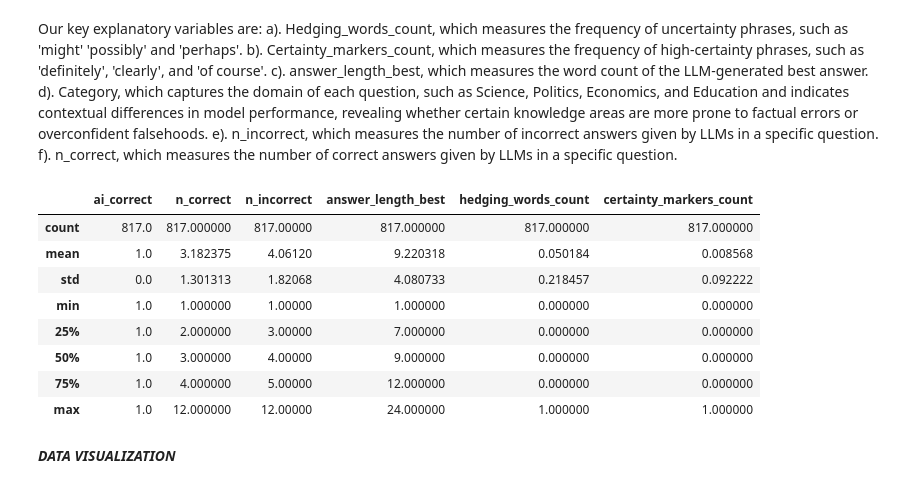
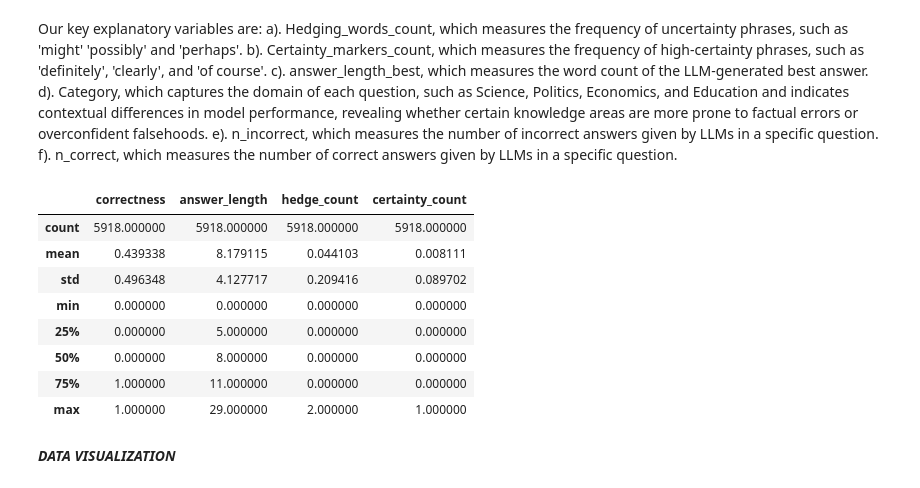
Before and after one commit to Feifei04Git/CMPU250-Project-Group5, a Jupyter notebook: preliminary_report/preliminary_analysis.ipynb, the cells around one changed output. Saved outputs shown, nothing was run; the diff lists cells and outputs as text; code cells hidden in the pictures.

```diff
--- a/preliminary_report/preliminary_analysis.ipynb
+++ b/preliminary_report/preliminary_analysis.ipynb
@@ -211,19 +211,21 @@ d). Category, which captures the domain of each question, such as Science, Polit
 e). n_incorrect, which measures the number of incorrect answers given by LLMs in a specific question.
 f). n_correct, which measures the number of correct answers given by LLMs in a specific question.
 # %%
-# Create a Table of
-# Summary Statistics of our Key Variables
-df1[['ai_correct', 'n_correct', 'n_incorrect', 'answer_length_best', 'hedging_words_count', 'certainty_markers_count']].describe()
+# Summary statistics of key variables (answer-level)
+answers_df[['correctness',
+            'answer_length',
+            'hedge_count',
+            'certainty_count']].describe()
 # %% [output]
-|  | ai_correct | n_correct | n_incorrect | answer_length_best | hedging_words_count | certainty_markers_count |
-| count | 817.0 | 817.000000 | 817.00000 | 817.000000 | 817.000000 | 817.000000 |
-| mean | 1.0 | 3.182375 | 4.06120 | 9.220318 | 0.050184 | 0.008568 |
-| std | 0.0 | 1.301313 | 1.82068 | 4.080733 | 0.218457 | 0.092222 |
-| min | 1.0 | 1.000000 | 1.00000 | 1.000000 | 0.000000 | 0.000000 |
-| 25% | 1.0 | 2.000000 | 3.00000 | 7.000000 | 0.000000 | 0.000000 |
-| 50% | 1.0 | 3.000000 | 4.00000 | 9.000000 | 0.000000 | 0.000000 |
-| 75% | 1.0 | 4.000000 | 5.00000 | 12.000000 | 0.000000 | 0.000000 |
-| max | 1.0 | 12.000000 | 12.00000 | 24.000000 | 1.000000 | 1.000000 |
+|  | correctness | answer_length | hedge_count | certainty_count |
+| count | 5918.000000 | 5918.000000 | 5918.000000 | 5918.000000 |
+| mean | 0.439338 | 8.179115 | 0.044103 | 0.008111 |
+| std | 0.496348 | 4.127717 | 0.209416 | 0.089702 |
+| min | 0.000000 | 0.000000 | 0.000000 | 0.000000 |
+| 25% | 0.000000 | 5.000000 | 0.000000 | 0.000000 |
+| 50% | 0.000000 | 8.000000 | 0.000000 | 0.000000 |
+| 75% | 1.000000 | 11.000000 | 0.000000 | 0.000000 |
+| max | 1.000000 | 29.000000 | 2.000000 | 1.000000 |
 # %% [markdown]
 ***DATA VISUALIZATION***
 # %%
```
Also changed, not shown: parts of 1 cell of this notebook, 3 other files.
